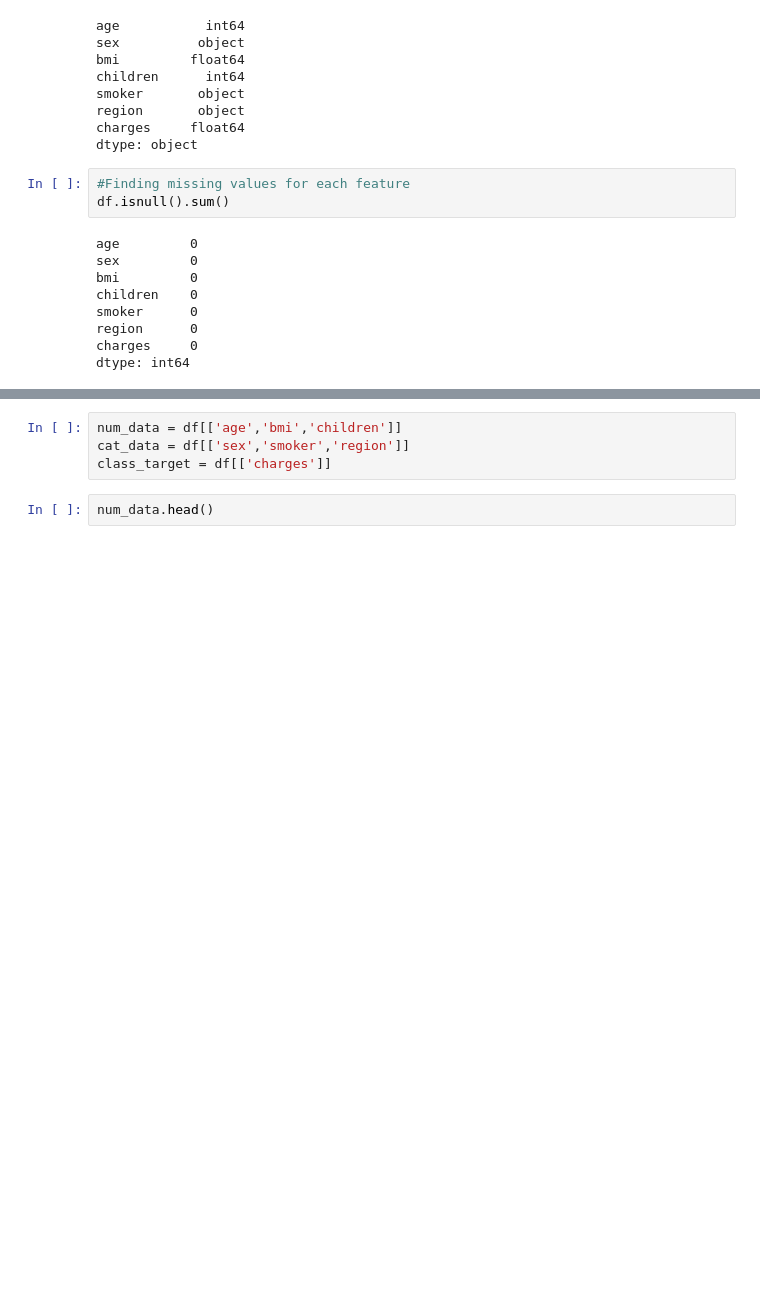
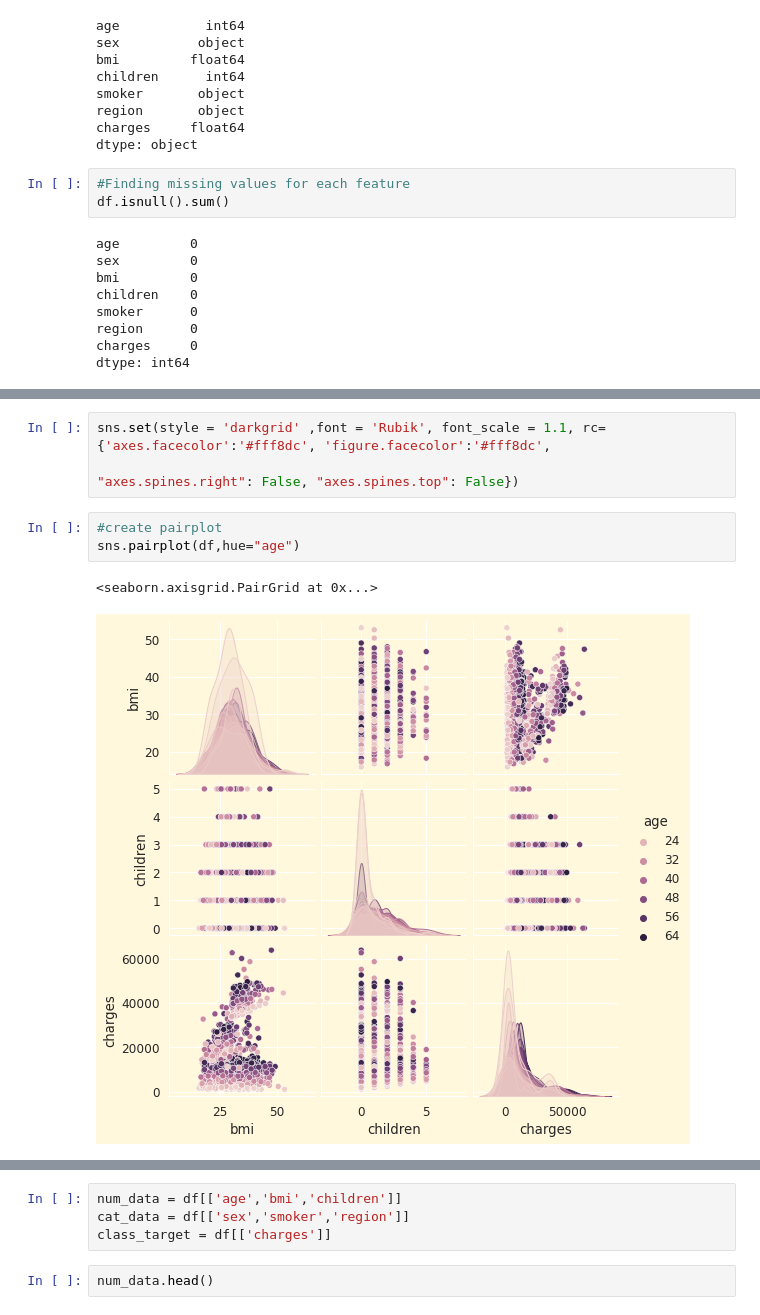
Before and after one commit to Sun-Chirawat/Senior-Project-CS, a Jupyter notebook: regressionModelling.ipynb, the cells around one changed output, grey strips where cells are left out. Saved outputs shown, nothing was run; the diff lists cells and outputs as text; blank space fills up the shorter version.

```diff
--- a/regressionModelling.ipynb
+++ b/regressionModelling.ipynb
@@ -42,0 +61,9 @@ dtype: int64
+# %%
+sns.set(style = 'darkgrid' ,font = 'Rubik', font_scale = 1.1, rc={'axes.facecolor':'#fff8dc', 'figure.facecolor':'#fff8dc',
+                                                                   "axes.spines.right": False, "axes.spines.top": False})
+# %%
+#create pairplot
+sns.pairplot(df,hue="age")
+# %% [output]
+<seaborn.axisgrid.PairGrid at 0x...>
+[figure, added]
```
Also changed, not shown: parts of 10 cells of this notebook.
